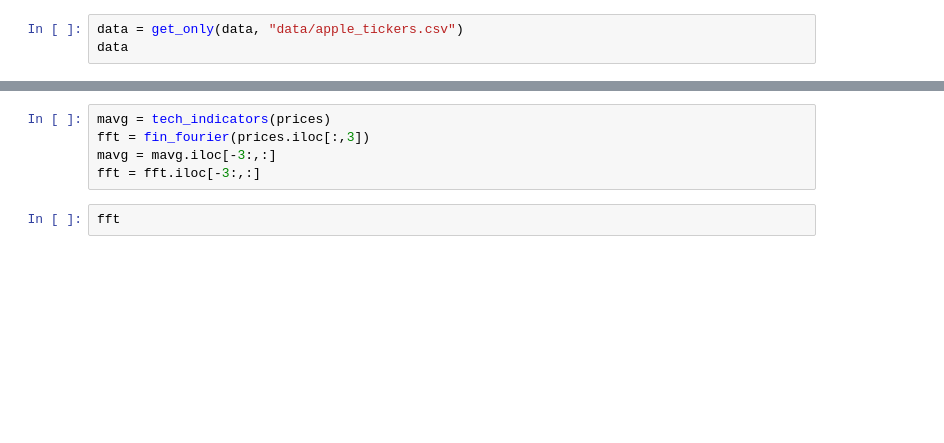
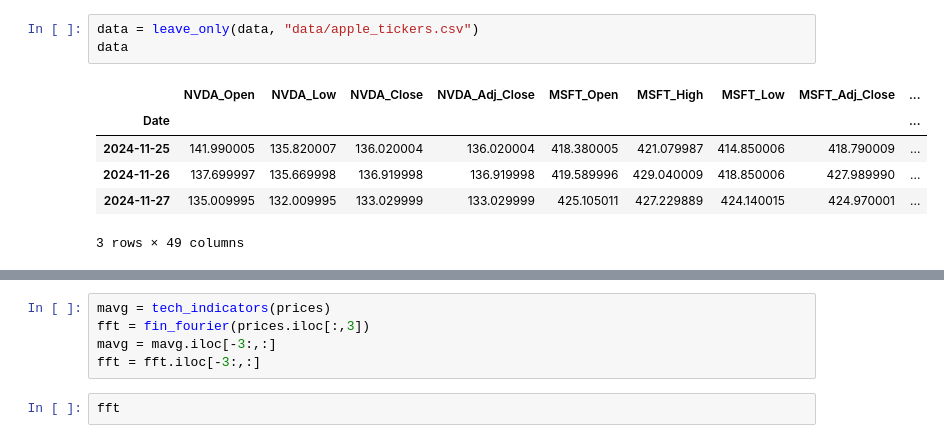
Before and after one commit to Vegtor/GAN-stock-prediction, a Jupyter notebook: testovani.ipynb, the cells around one changed output, grey strips where cells are left out. Cells and saved outputs as stored; diff of their text form; blank space fills up the shorter version.

```diff
--- a/testovani.ipynb
+++ b/testovani.ipynb
@@ -16,6 +21,13 @@ data
 # %%
-data = get_only(data, "data/apple_tickers.csv")
+data = leave_only(data, "data/apple_tickers.csv")
 data
+# %% [output]
+|  | NVDA_Open | NVDA_Low | NVDA_Close | NVDA_Adj_Close | MSFT_Open | MSFT_High | MSFT_Low | MSFT_Adj_Close | ... |
+| Date |  |  |  |  |  |  |  |  | ... |
+| 2024-11-25 | 141.990005 | 135.820007 | 136.020004 | 136.020004 | 418.380005 | 421.079987 | 414.850006 | 418.790009 | ... |
+| 2024-11-26 | 137.699997 | 135.669998 | 136.919998 | 136.919998 | 419.589996 | 429.040009 | 418.850006 | 427.989990 | ... |
+| 2024-11-27 | 135.009995 | 132.009995 | 133.029999 | 133.029999 | 425.105011 | 427.229889 | 424.140015 | 424.970001 | ... |
+3 rows × 49 columns
 # %%
 ticker = "AAPL"
 date_start = datetime.now().date() - timedelta(days=42)
```
Also changed, not shown: parts of 5 cells of this notebook, 5 other files.
